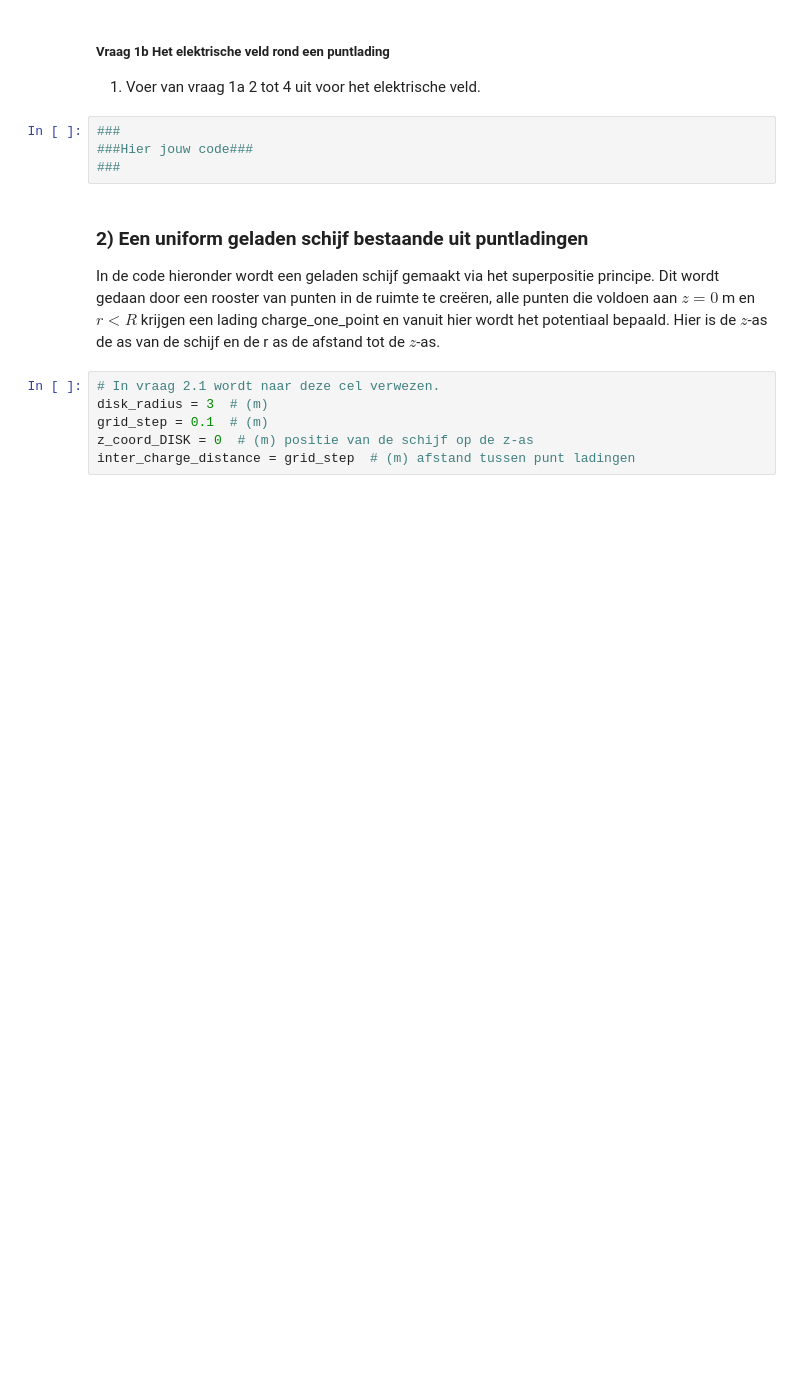
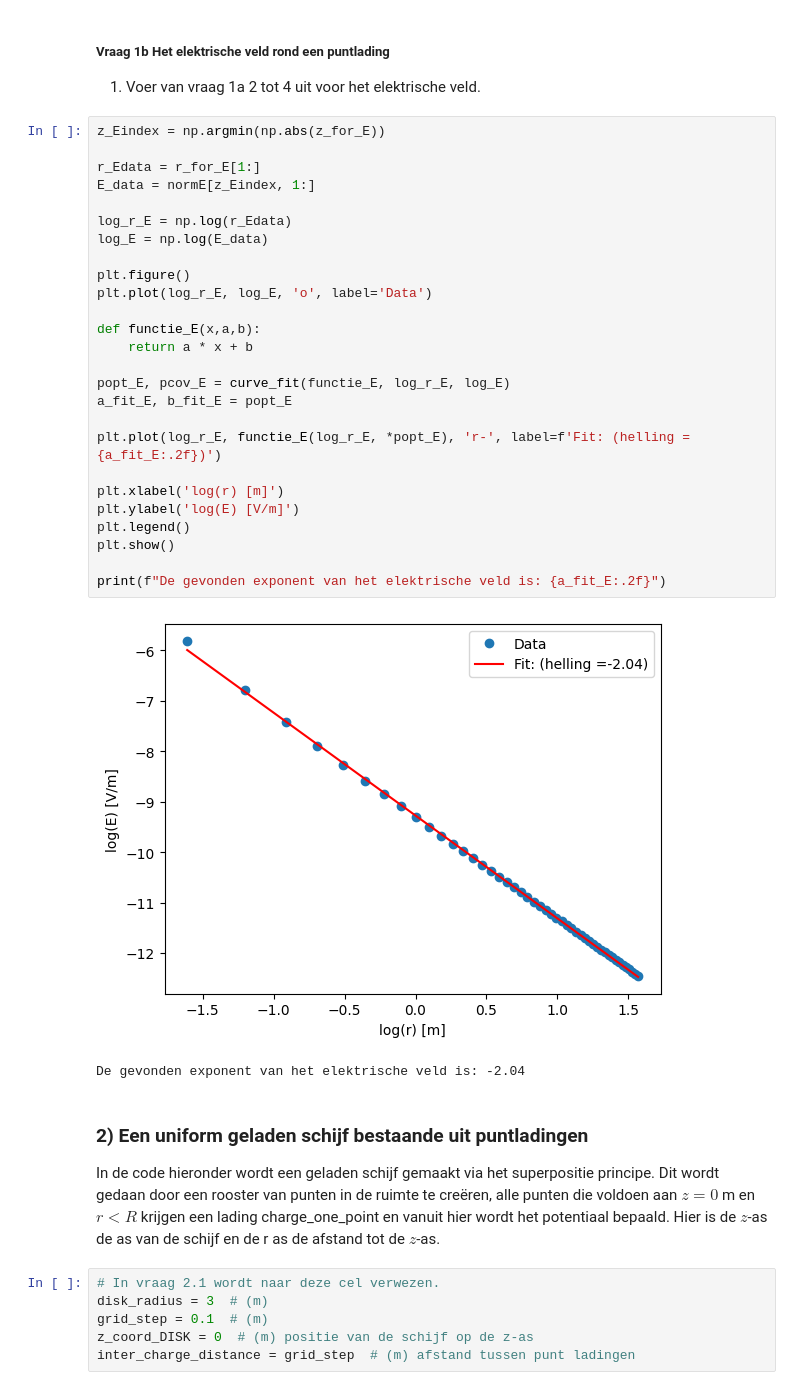
Before and after one commit to zidu2006/opdrachten-DEF-D, a Jupyter notebook: DigitaleOntwerpopdrachten/1CondensatorOpdracht/CondensatorOntwerpopdracht.ipynb, the cells around one changed output. Cells and saved outputs as stored; diff of their text form; blank space fills up the shorter version.

```diff
--- a/DigitaleOntwerpopdrachten/1CondensatorOpdracht/CondensatorOntwerpopdracht.ipynb
+++ b/DigitaleOntwerpopdrachten/1CondensatorOpdracht/CondensatorOntwerpopdracht.ipynb
@@ -94,9 +119,34 @@ plot_results_pt_charge_at_origin(Ez, Er, normE, V, r, z, grid_step)
 ##### Vraag 1b Het elektrische veld rond een puntlading
 1. Voer van vraag 1a 2 tot 4 uit voor het elektrische veld.
 # %%
-###
-###Hier jouw code###
-###
+z_Eindex = np.argmin(np.abs(z_for_E))
+
+r_Edata = r_for_E[1:]
+E_data = normE[z_Eindex, 1:]
+
+log_r_E = np.log(r_Edata)
+log_E = np.log(E_data)
+
+plt.figure()
+plt.plot(log_r_E, log_E, 'o', label='Data')
+
+def functie_E(x,a,b):
+    return a * x + b
+
+popt_E, pcov_E = curve_fit(functie_E, log_r_E, log_E)
+a_fit_E, b_fit_E = popt_E
+
+plt.plot(log_r_E, functie_E(log_r_E, *popt_E), 'r-', label=f'Fit: (helling ={a_fit_E:.2f})')
+
+plt.xlabel('log(r) [m]')
+plt.ylabel('log(E) [V/m]')
+plt.legend()
+plt.show()
+
+print(f"De gevonden exponent van het elektrische veld is: {a_fit_E:.2f}")
+# %% [output]
+[figure, added]
+De gevonden exponent van het elektrische veld is: -2.04
 # %% [markdown]
 ### 2) Een uniform geladen schijf bestaande uit puntladingen
 
```
Also changed, not shown: parts of 8 cells of this notebook.
